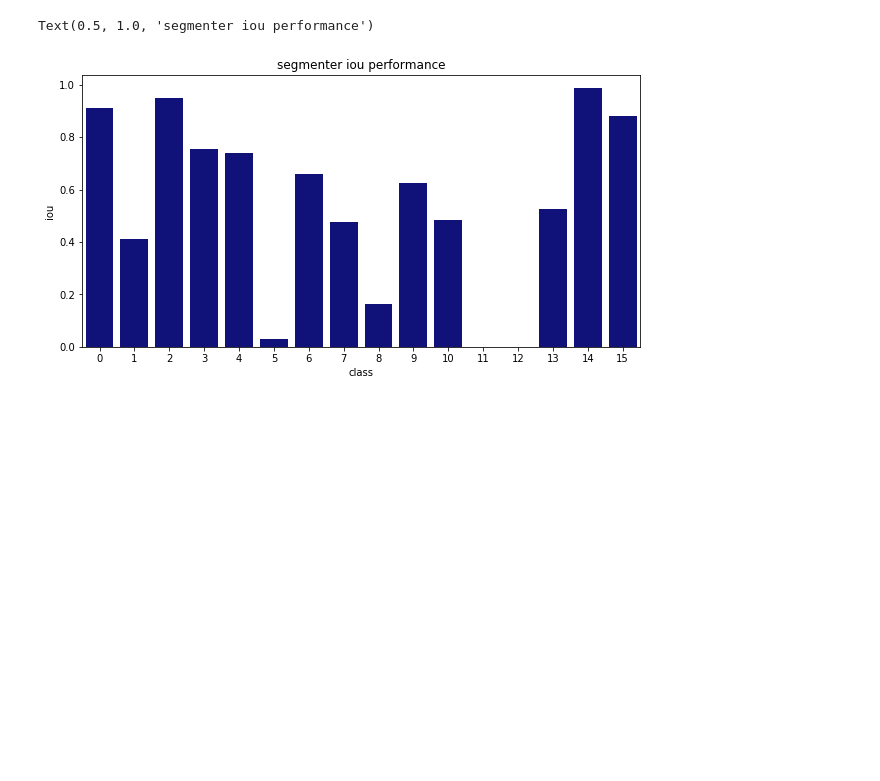
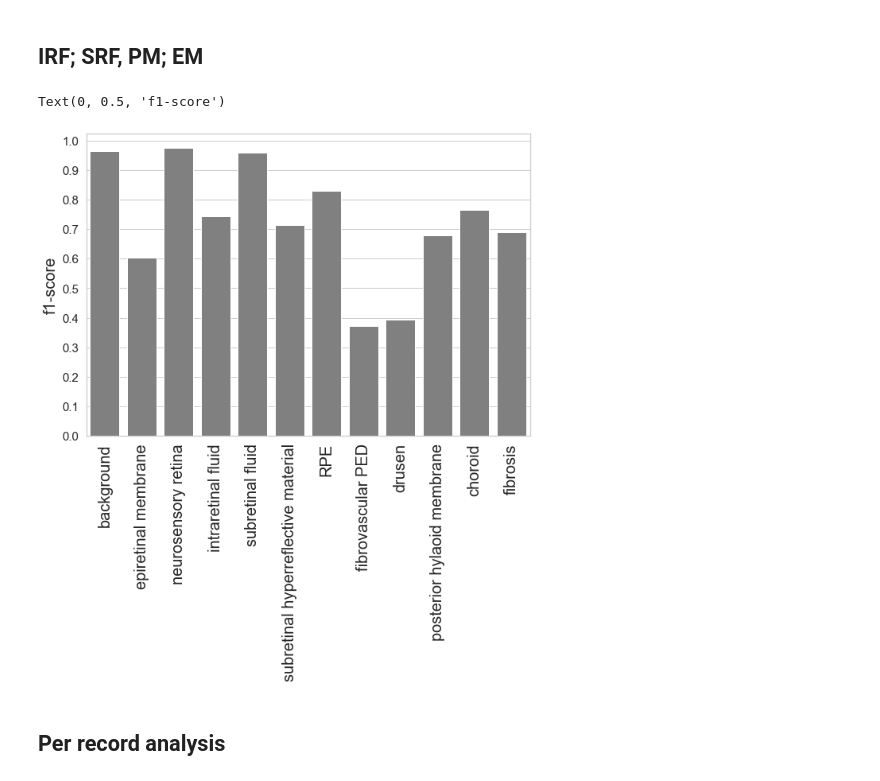
Before and after one commit to theislab/LODE, a Jupyter notebook: feature_segmentation/notebooks/0.3.segmentation_results.ipynb, the cells around one changed output. Saved outputs shown, nothing was run; the diff lists cells and outputs as text; code cells hidden in the pictures; blank space fills up the shorter version.

```diff
--- a/feature_segmentation/notebooks/0.3.segmentation_results.ipynb
+++ b/feature_segmentation/notebooks/0.3.segmentation_results.ipynb
@@ -11,9 +0,0 @@ classes = [0, 1,2,3,4,5,6,7,8,9,10,11,12,13,14,15]
-# %%
-plt.figure(figsize=(10,5))
-sns.barplot(classes, ious, color="darkblue")
-plt.xlabel("class")
-plt.ylabel("iou")
-plt.title("segmenter iou performance")
-# %% [output]
-Text(0.5, 1.0, 'segmenter iou performance')
-[figure, removed]
@@ -19,0 +33,27 @@ Text(0.5, 1.0, 'segmenter iou performance')
+# %% [markdown]
+## IRF; SRF, PM; EM
+# %%
+f1scores = [0.963567408, 0.6029228856, 0.9760755483,
+            0.7443336355, 0.959271416, 0.7125867195, 0.8285968533
+            ,0.3728186756, 0.3928830792, 0.6786796364, 0.7657868202
+            ,0.6896411425]
+
+
+plt.figure(figsize=(10,7))
+x = [0,1,2,3,4,5,6,7,8,9,10,11]
+sns.set_theme(style="whitegrid")
+sns.barplot(x=x, y=f1scores, color="grey")
+plt.xticks(ticks=[0,1,2,3,4,5,6,7,8,9,10,11],
+           labels=["background", "epiretinal membrane", "neurosensory retina", "intraretinal fluid",
+                   "subretinal fluid", "subretinal hyperreflective material", "RPE", "fibrovascular PED",
+                   "drusen", "posterior hylaoid membrane", "choroid", "fibrosis"],
+          rotation=90,fontsize=20)
+plt.yticks(ticks=[0,0.1,0.2,0.3,0.4,0.5,0.6,0.7,0.8,0.9,1.0], labels=["0.0", "0.1", "0.2", "0.3", "0.4", "0.5",
+                                        "0.6", "0.7","0.8", "0.9", "1.0"],fontsize=15)
+plt.ylabel("f1-score",fontsize=20)
+# %% [output]
+Text(0, 0.5, 'f1-score')
+[figure, added]
+# %% [markdown]
+
+## Per record analysis
```
Also changed, not shown: parts of 20 cells of this notebook, 22 other files.
